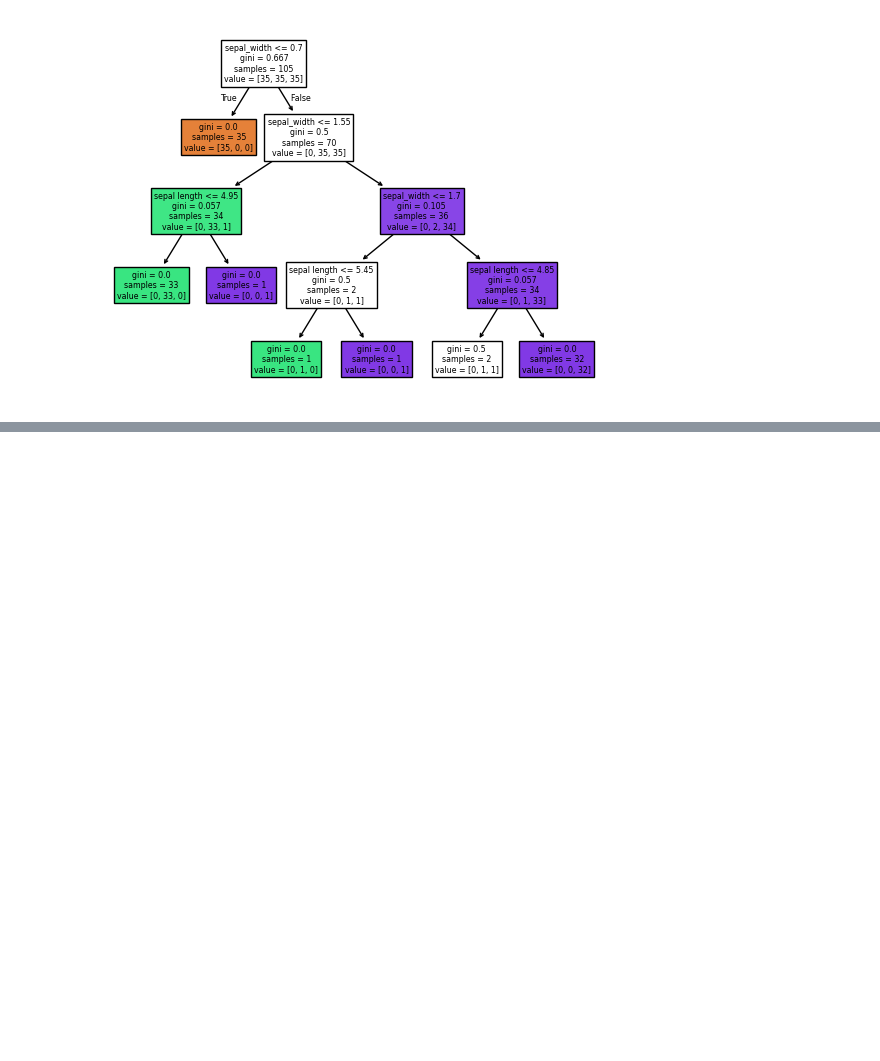
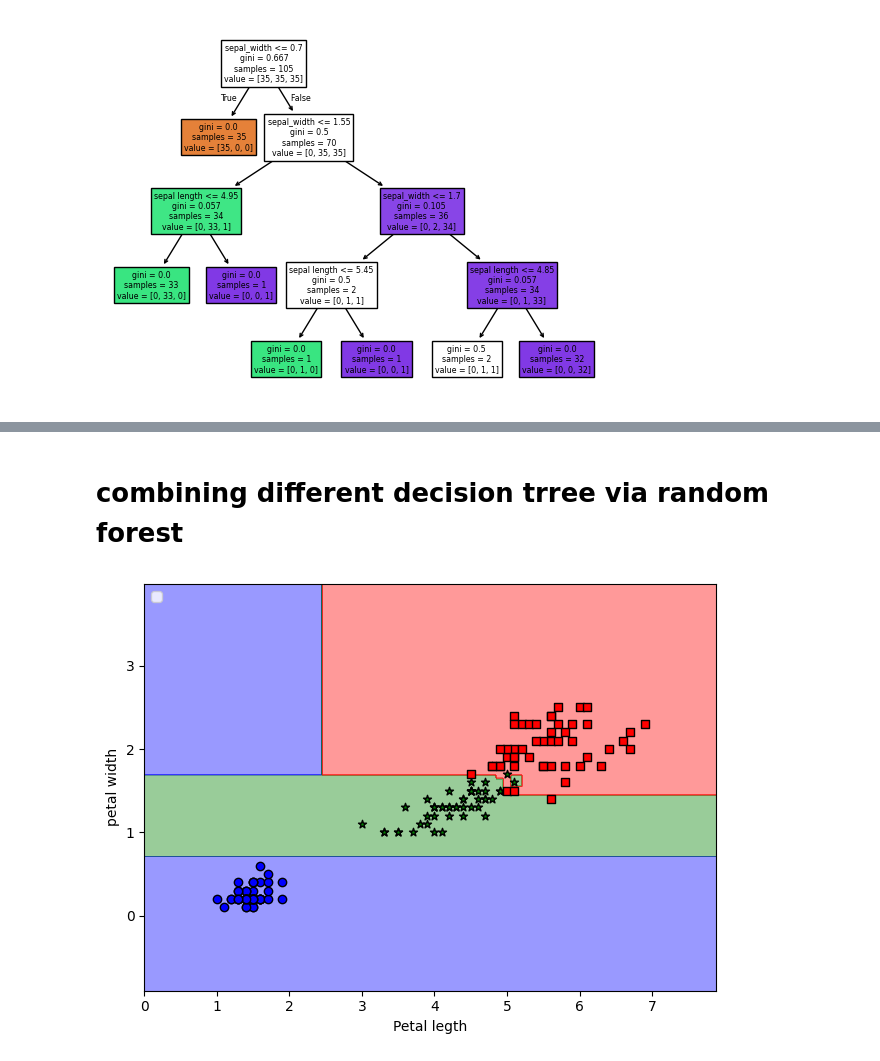
Before and after one commit to Wizard-hash2/Decision-Trees, a Jupyter notebook: Visualizing_different_impurity.ipynb, the cells around one changed output, grey strips where cells are left out. Saved outputs shown, nothing was run; the diff lists cells and outputs as text; code cells hidden in the pictures; blank space fills up the shorter version.

```diff
--- a/Visualizing_different_impurity.ipynb
+++ b/Visualizing_different_impurity.ipynb
@@ -134,0 +183,11 @@ tree.plot_tree(tree_mod, feature_names= feature_Name, filled = True) # Filled is
+# %%
+import numpy as np
+from sklearn import datasets
+
+iris = datasets.load_iris()
+
+X = iris.data[:,[2,3]] #for any row use column 3 and 4
+
+y = iris.target
+
+print(np.unique(y)) # The class names Iris-setosa, Iris-versicolor, and Iris-virginica are stored as integer for technical and memory issues
@@ -134,0 +196,6 @@ tree.plot_tree(tree_mod, feature_names= feature_Name, filled = True) # Filled is
+# %%
+from sklearn.model_selection import train_test_split
+
+X_train,X_test, y_train, y_test = train_test_split(X,y,test_size= 0.3, random_state= 42, stratify=y) #stratify make sure all data are proportional using Y
+
+print(np.bincount(y_test))# Counting the number of the Y tests
@@ -134,0 +231,15 @@ tree.plot_tree(tree_mod, feature_names= feature_Name, filled = True) # Filled is
+# %%
+from sklearn.tree import DecisionTreeClassifier
+
+tree_mod = DecisionTreeClassifier(criterion = 'gini', max_depth= 4, random_state= 21)
+tree = tree_mod.fit(X_train,y_train)
+
+x_combined =  np.vstack((X_train,X_test))
+y_combined = np.hstack((y_train,y_test))
+
+plot_Decision(x_combined,y_combined,classifire = tree_mod)
+plt.xlabel("Petal length")
+plt.ylabel("petal width")
+
+plt.legend(loc = 'upper left')
+plt.show()
@@ -134,0 +271,17 @@ tree.plot_tree(tree_mod, feature_names= feature_Name, filled = True) # Filled is
+# %% [markdown]
+# combining different decision trree via random forest
+# %%
+from sklearn.ensemble import RandomForestClassifier
+forest = RandomForestClassifier(n_estimators= 25, random_state= 43, n_jobs= 2)
+# Note nestiomator is the no. of decision tree while n jobs is cpu core
+
+forest.fit(X_train,y_train)
+
+plot_Decision(x_combined,y_combined, classifire= forest)
+
+plt.xlabel("Petal legth")
+plt.ylabel("petal width")
+plt.legend(loc = "upper left")
+plt.tight_layout()
+# %% [output]
+[figure, added]
```
Also changed, not shown: parts of 10 cells of this notebook, 2 other files.
